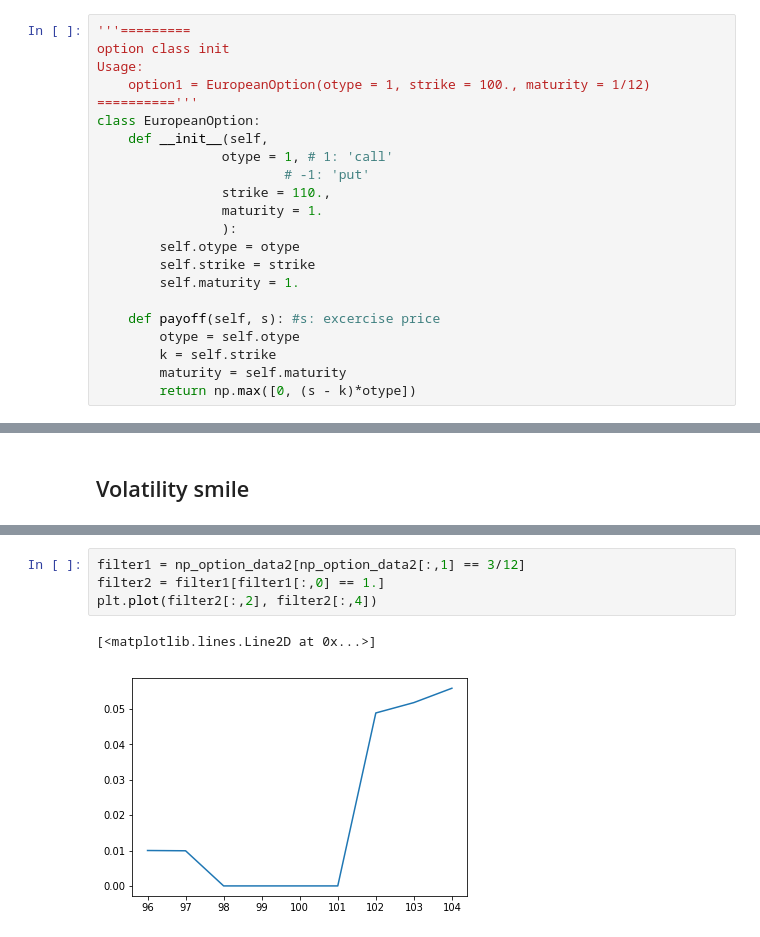
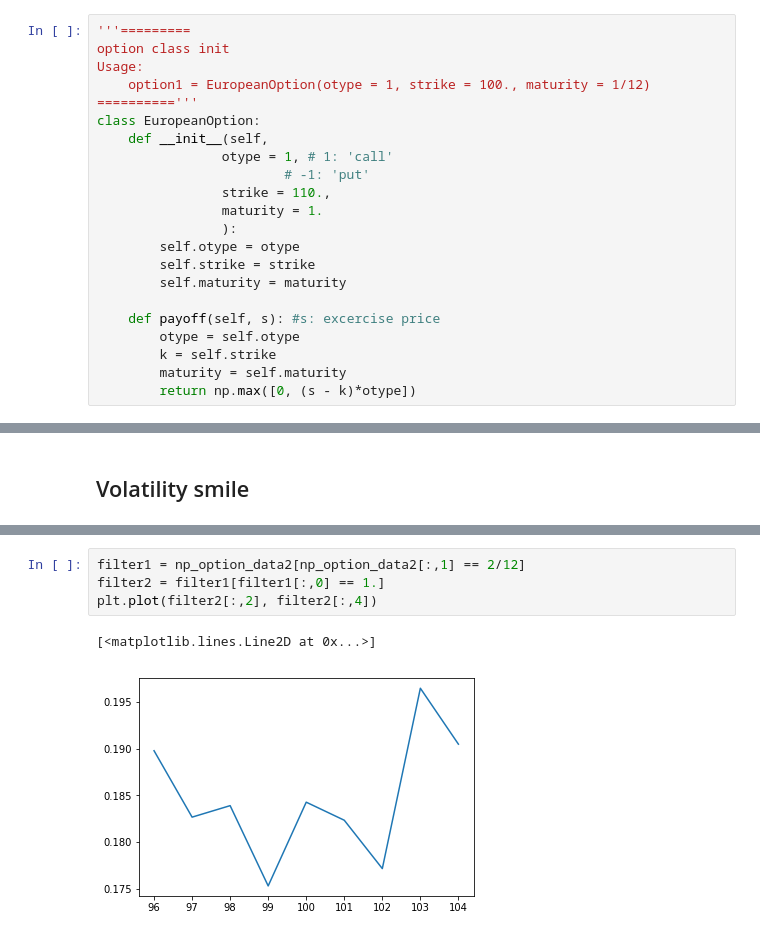
Before and after one commit to songqsh/18ma573v01, a Jupyter notebook: src/implied_vol.ipynb, the cells around one changed output, grey strips where cells are left out. Cells and saved outputs as stored; diff of their text form.

```diff
--- a/src/implied_vol.ipynb
+++ b/src/implied_vol.ipynb
@@ -42,7 +38,7 @@ class EuropeanOption:
                 ):
         self.otype = otype
         self.strike = strike
-        self.maturity = 1.
+        self.maturity = maturity
 
     def payoff(self, s): #s: excercise price
         otype = self.otype
@@ -165,10 +171,10 @@ for i in range(5):
 # %%
-filter1 = np_option_data2[np_option_data2[:,1] == 3/12]
+filter1 = np_option_data2[np_option_data2[:,1] == 2/12]
 filter2 = filter1[filter1[:,0] == 1.]
 plt.plot(filter2[:,2], filter2[:,4])
 # %% [output]
 [<matplotlib.lines.Line2D at 0x...>]
-[figure, old version]
+[figure, new version]
 # %%
 filter1 = np_option_data2[np_option_data2[:,1] == 1/12]
 filter2 = filter1[filter1[:,0] == 1.]
```
Also changed, not shown: parts of 10 cells of this notebook, 1 other file.
